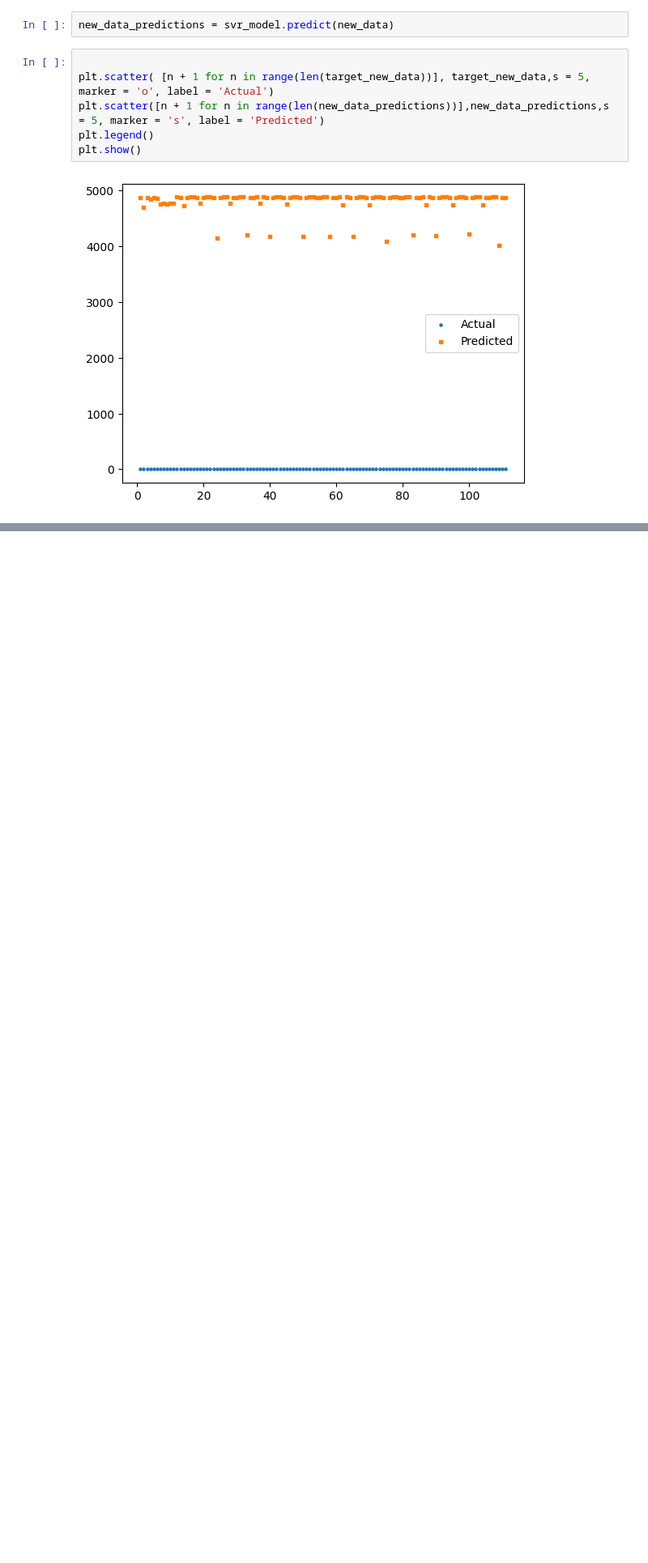
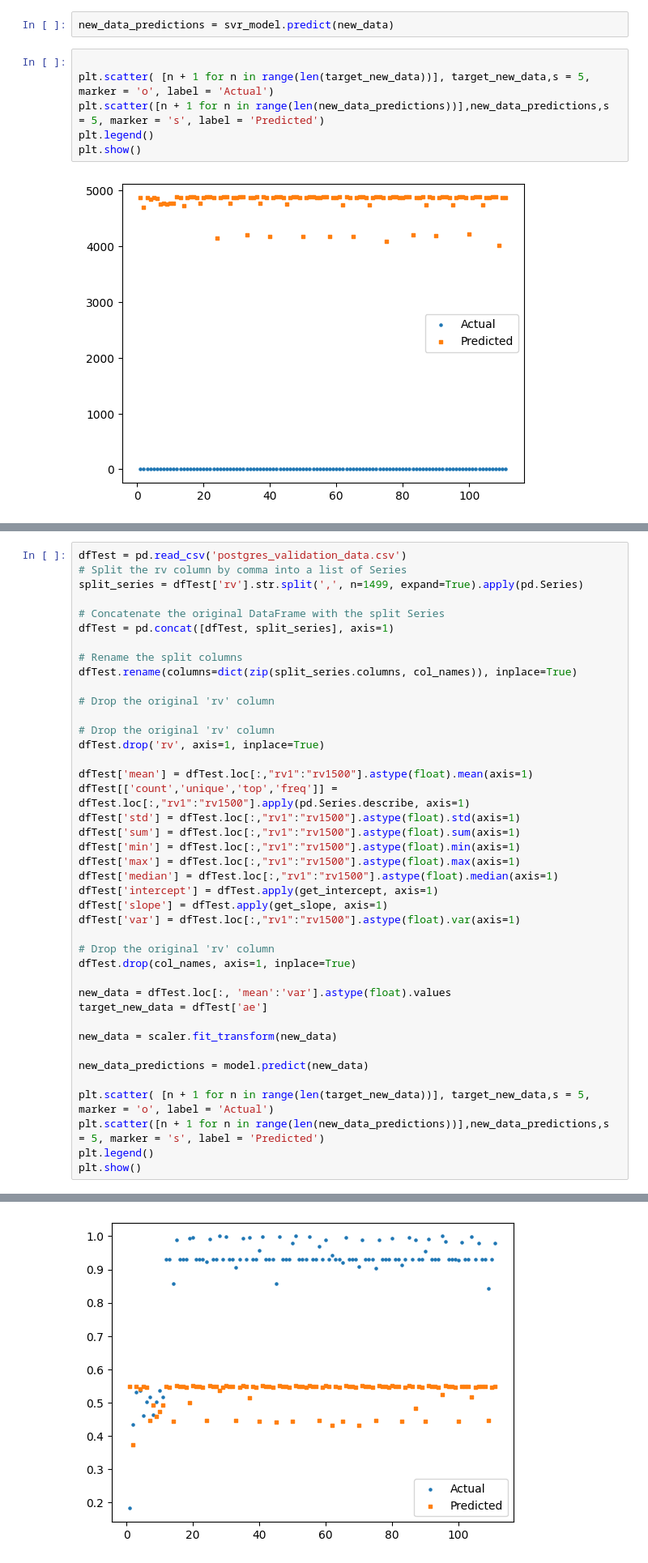
Before and after one commit to onekenoby/3AAI, a Jupyter notebook: SensorAnalysis/ML_Training/ML01/nn_classification_Este.ipynb, the cells around one changed output, grey strips where cells are left out. Shown at 81% size. Cells and saved outputs as stored; diff of their text form; blank space fills up the shorter version.

```diff
--- a/SensorAnalysis/ML_Training/ML01/nn_classification_Este.ipynb
+++ b/SensorAnalysis/ML_Training/ML01/nn_classification_Este.ipynb
@@ -636,0 +837,42 @@ plt.show()
+# %%
+dfTest = pd.read_csv('postgres_validation_data.csv')
+# Split the rv column by comma into a list of Series
+split_series = dfTest['rv'].str.split(',', n=1499, expand=True).apply(pd.Series)
+
+# Concatenate the original DataFrame with the split Series
+dfTest = pd.concat([dfTest, split_series], axis=1)
+
+# Rename the split columns
+dfTest.rename(columns=dict(zip(split_series.columns, col_names)), inplace=True)
+
+# Drop the original 'rv' column
+
+# Drop the original 'rv' column
+dfTest.drop('rv', axis=1, inplace=True)
+
+dfTest['mean'] = dfTest.loc[:,"rv1":"rv1500"].astype(float).mean(axis=1)
+dfTest[['count','unique','top','freq']] = dfTest.loc[:,"rv1":"rv1500"].apply(pd.Series.describe, axis=1)
+dfTest['std'] = dfTest.loc[:,"rv1":"rv1500"].astype(float).std(axis=1)
+dfTest['sum'] = dfTest.loc[:,"rv1":"rv1500"].astype(float).sum(axis=1)
+dfTest['min'] = dfTest.loc[:,"rv1":"rv1500"].astype(float).min(axis=1)
+dfTest['max'] = dfTest.loc[:,"rv1":"rv1500"].astype(float).max(axis=1)
+dfTest['median'] = dfTest.loc[:,"rv1":"rv1500"].astype(float).median(axis=1)
+dfTest['intercept'] = dfTest.apply(get_intercept, axis=1)
+dfTest['slope'] = dfTest.apply(get_slope, axis=1)
+dfTest['var'] = dfTest.loc[:,"rv1":"rv1500"].astype(float).var(axis=1)
+
+# Drop the original 'rv' column
+dfTest.drop(col_names, axis=1, inplace=True)
+
+new_data = dfTest.loc[:, 'mean':'var'].astype(float).values
+target_new_data = dfTest['ae']
+
+new_data = scaler.fit_transform(new_data)
+
+new_data_predictions = model.predict(new_data)
+
+plt.scatter( [n + 1 for n in range(len(target_new_data))], target_new_data,s = 5, marker = 'o', label = 'Actual')
+plt.scatter([n + 1 for n in range(len(new_data_predictions))],new_data_predictions,s = 5, marker = 's', label = 'Predicted')
+plt.legend()
+plt.show()
+# %% [output]
@@ -636,0 +880 @@ plt.show()
+[figure, added]
```
Also changed, not shown: parts of 23 cells of this notebook.
